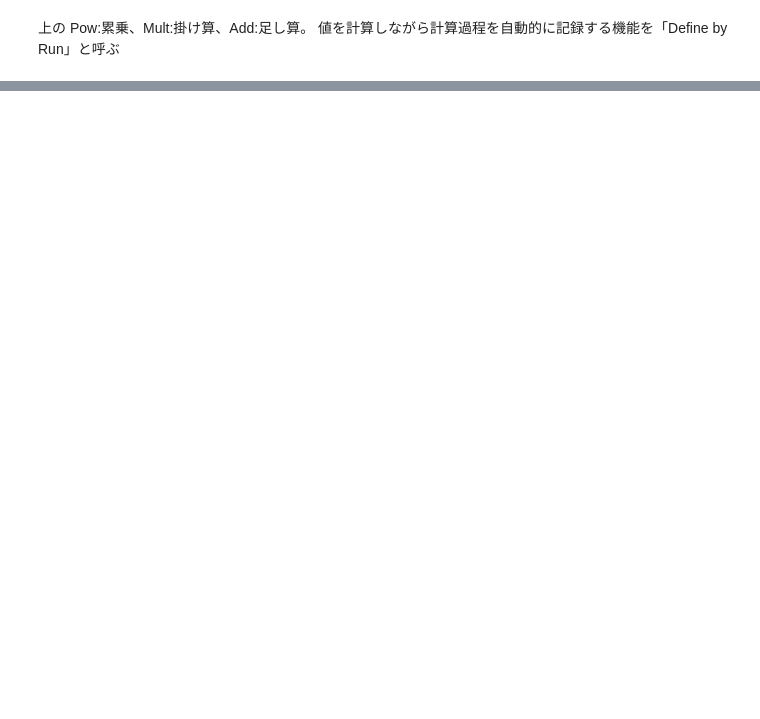
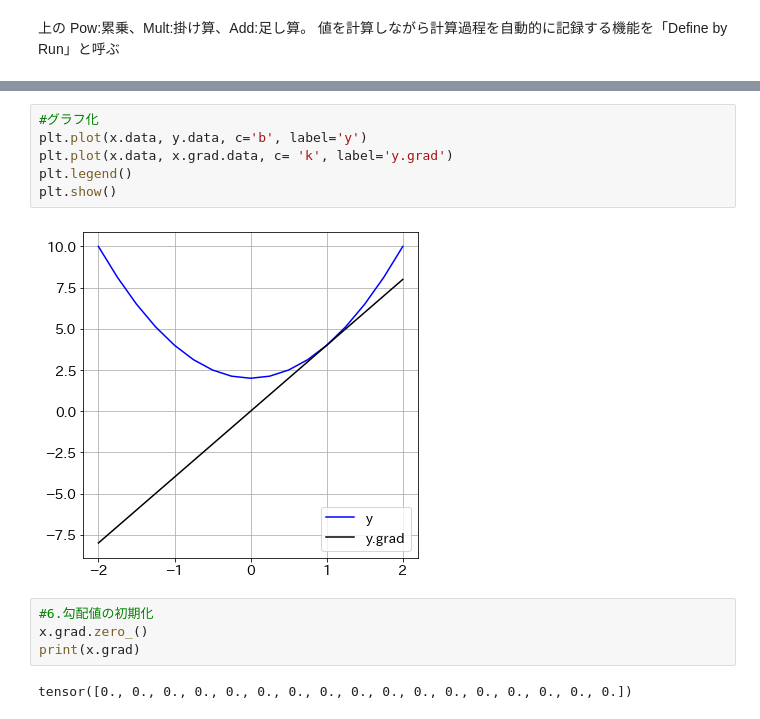
Before and after one commit to newstage75/ML_study, a Jupyter notebook: 最短Pytorch/2章PyTorchの基本機能.ipynb, the cells around one changed output, grey strips where cells are left out. Saved outputs shown, nothing was run; the diff lists cells and outputs as text; blank space fills up the shorter version.

```diff
--- a/最短Pytorch/2章PyTorchの基本機能.ipynb
+++ b/最短Pytorch/2章PyTorchの基本機能.ipynb
@@ -319,0 +340,14 @@ Pow:累乗、Mult:掛け算、Add:足し算。
+# %%
+#グラフ化
+plt.plot(x.data, y.data, c='b', label='y')
+plt.plot(x.data, x.grad.data, c= 'k', label='y.grad')
+plt.legend()
+plt.show()
+# %% [output]
+[figure, added]
+# %%
+#6.勾配値の初期化
+x.grad.zero_()
+print(x.grad)
+# %% [output]
+tensor([0., 0., 0., 0., 0., 0., 0., 0., 0., 0., 0., 0., 0., 0., 0., 0., 0.])
```
Also changed, not shown: parts of 3 cells of this notebook.
